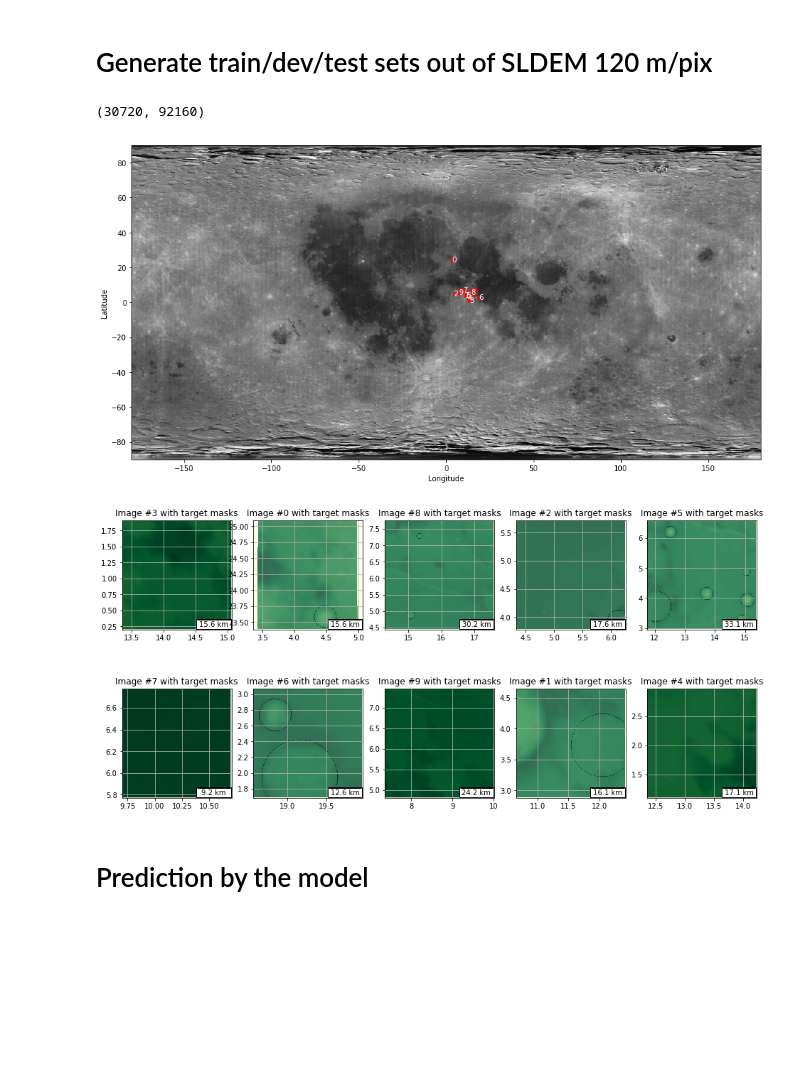
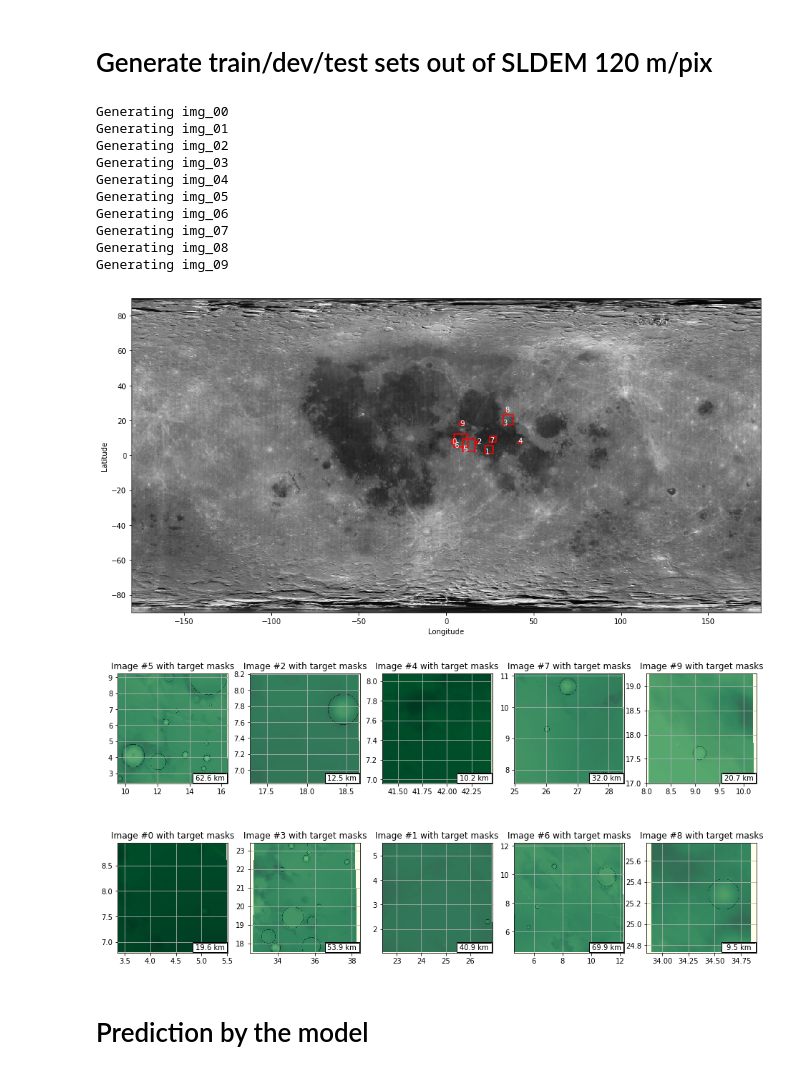
Before and after one commit to yuvalgrossman/DeepCrater, a Jupyter notebook: starter.ipynb, the cells around one changed output. Drawn from its saved outputs; the diff is of its cells as text; code cells hidden in the pictures; blank space fills up the shorter version.

```diff
--- a/starter.ipynb
+++ b/starter.ipynb
@@ -96,12 +98,13 @@ import utils.processing as proc
 Image.MAX_IMAGE_PIXELS = 3000000000
 
 # Read source image.
-o_img = Image.open(data_path + "/LunarLROLrocKaguya_118mperpix.png").convert("L")
+o_img = Image.open(data_path + "/LunarLROLrocKaguya_118mperpix.png").convert('L')
+
 # Read and combine the LROC and Head datasets (stored under ../catalogues)
 craters = igen.ReadLROCHeadCombinedCraterCSV(filelroc=deepmoon_path + "/catalogues/LROCCraters.csv",
                                              filehead=deepmoon_path + "/catalogues/HeadCraters.csv")
 source_cdim = [-180., 180., -60., 60.]
-sub_cdim = [0., 20., 0., 30.]
+sub_cdim = [0., 45., 0., 30.]
 if sub_cdim != source_cdim:
     img = igen.InitialImageCut(o_img, source_cdim, sub_cdim)
 craters = igen.ResampleCraters(craters, sub_cdim, img.size[1])
@@ -109,9 +112,20 @@ craters = igen.ResampleCraters(craters, sub_cdim, img.size[1])
 fn = 'test_SLDEM120'
 # Generate 10 image/target sets, and corresponding crater dataframes.  np.random.seed is set for consistency.
 igen.GenDataset(img, craters, data_path + '/' + fn,
-                cdim=sub_cdim, amt=10, rawlen_range=[256, 2000], seed=1337, verbose=True)
+                cdim=sub_cdim, amt=10, rawlen_range=[256, 2000], seed=42, verbose=True)
+# %% [output]
+Generating img_00
+Generating img_01
+Generating img_02
+Generating img_03
+Generating img_04
+Generating img_05
+Generating img_06
+Generating img_07
+Generating img_08
+Generating img_09
 # %%
-gen_imgs = h5py.File(data_path + '/' + fn + '_images.hdf5', 'r')
+gen_imgs = h5py.File(data_path + fn + '_images.hdf5', 'r')
 sample_data = {'imgs': [gen_imgs['input_images'][...].astype('float32'),
                         gen_imgs['target_masks'][...].astype('float32')]}
 proc.preprocess(sample_data)
@@ -123,28 +134,22 @@ img_ar = np.asarray(o_img)
-# %%
-img_ar.shape
-# %% [output]
-(30720, 92160)
 # %%
-import utils.maplot
-
 %matplotlib inline
 # See 5 images of the set we produced:
-show_subset = np.random.choice(range(len(gen_imgs['cll_xy'])),size=10, replace=False)
+show_subset = np.random.choice(range(len(gen_imgs['cll_xy'])), size=10, replace=False)
 fig = plt.figure(figsize=[16, 8])
 al_map = plt.imshow(albedo, extent=[-180, 180, -90, 90], aspect="equal", cmap="Greys_r")
 plt.xlabel("Longitude"); plt.ylabel("Latitude")
 for i in show_subset:
   llon,rlon,llat,ulat=gen_imgs['longlat_bounds']['img_{:02d}'.format(i)][...]
   h1,=plt.plot([llon, llon, rlon, rlon, llon],[llat, ulat, ulat, llat, llat],'r')
   plt.text(llon,llat,str(i), color='w')
 
 fig2 = plt.figure(figsize=[16, 8])
 for i, im_num in enumerate(show_subset):
   ax=plt.subplot(len(show_subset)//5,5,i+1)
-  utils.maplot.plot_map_w_scalebar2(ax,gen_imgs,im_num,mask=True)
+  utils.maplot.plot_map_w_scalebar2(ax,gen_imgs,im_num,mask=True,colorbar=False)
 # %% [output]
-[figure, old version]
+[figure, new version]
-[figure, old version]
+[figure, new version]
 # %% [markdown]
 # Prediction by the model
 # %%
```
Also changed, not shown: parts of 4 cells of this notebook, 4 other files.
